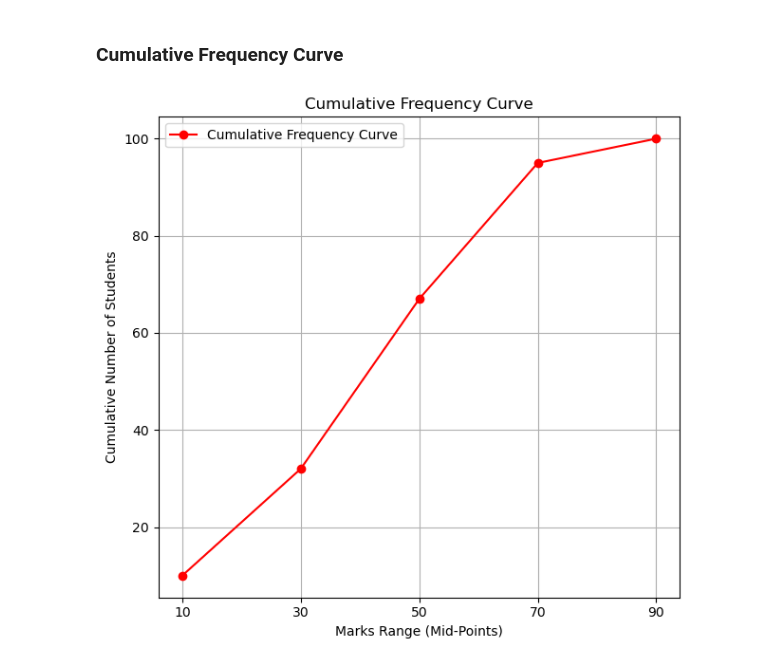
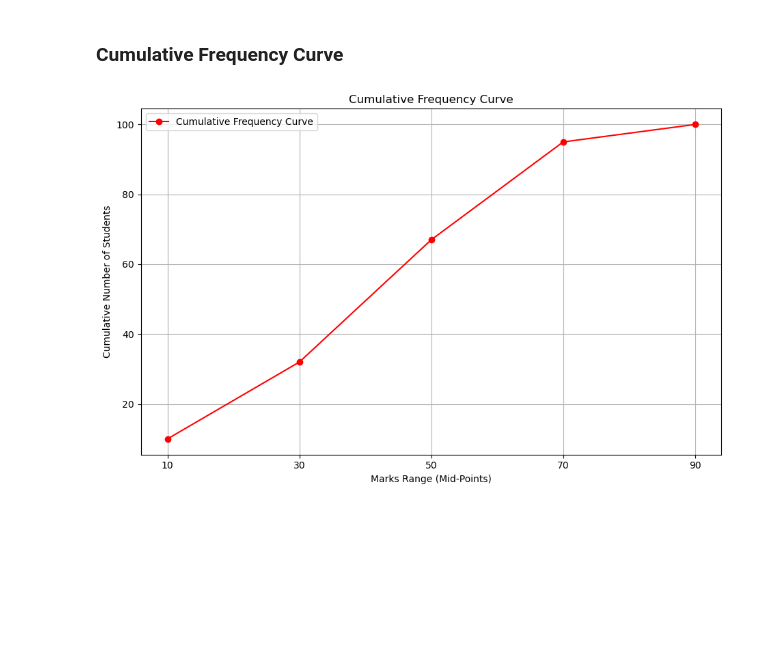
Before and after one commit to ragin-10-rdg/PRG_330_PythonProgramming, a Jupyter notebook: week 4.ipynb, the cells around one changed output. Saved outputs shown, nothing was run; the diff lists cells and outputs as text; code cells hidden in the pictures; blank space fills up the shorter version.

```diff
--- a/week 4.ipynb
+++ b/week 4.ipynb
@@ -566,32 +562,32 @@ students_data = pd.DataFrame({
 
 # Calculate mid points
 students_data['mid_points'] = students_data['Marks'].apply(lambda m: (int(m.split('-')[0]) + int(m.split('-')[1])) / 2)
 
 # Calculate lower and upper bounds
 lower_bounds = students_data['Marks'].apply(lambda m: int(m.split('-')[0])).min()
 upper_bounds = students_data['Marks'].apply(lambda m: int(m.split('-')[1])).max()
 
 # Create bin edges
 bin_edges = list(range(lower_bounds, upper_bounds + 1, 20))
 
 # Calculate cumulative frequency
 students_data['cumulative_frequency'] = students_data['no_of_students'].cumsum()
 
 # Plotting
-plt.figure(figsize=(12, 6))
+plt.figure(figsize=(18, 6))
 
 
 # Plot cumulative frequency curve
 plt.subplot(1, 2, 2)
 plt.plot(students_data['mid_points'], students_data['cumulative_frequency'], marker='o', linestyle='-', color='r', label='Cumulative Frequency Curve')
 plt.title('Cumulative Frequency Curve')
 plt.xlabel('Marks Range (Mid-Points)')
 plt.ylabel('Cumulative Number of Students')
 plt.xticks(students_data['mid_points'])
 plt.grid()
 plt.legend()
 
 plt.tight_layout()
 plt.show()
 # %% [output]
-[figure, old version]
+[figure, new version]
```
Also changed, not shown: parts of 15 cells of this notebook, 2 other files.
